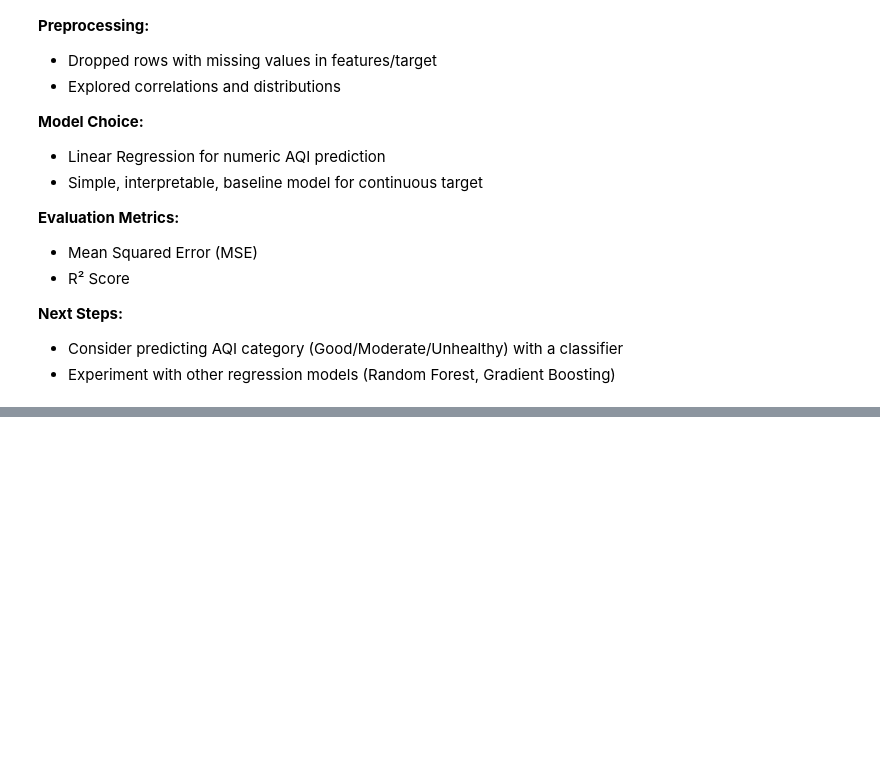
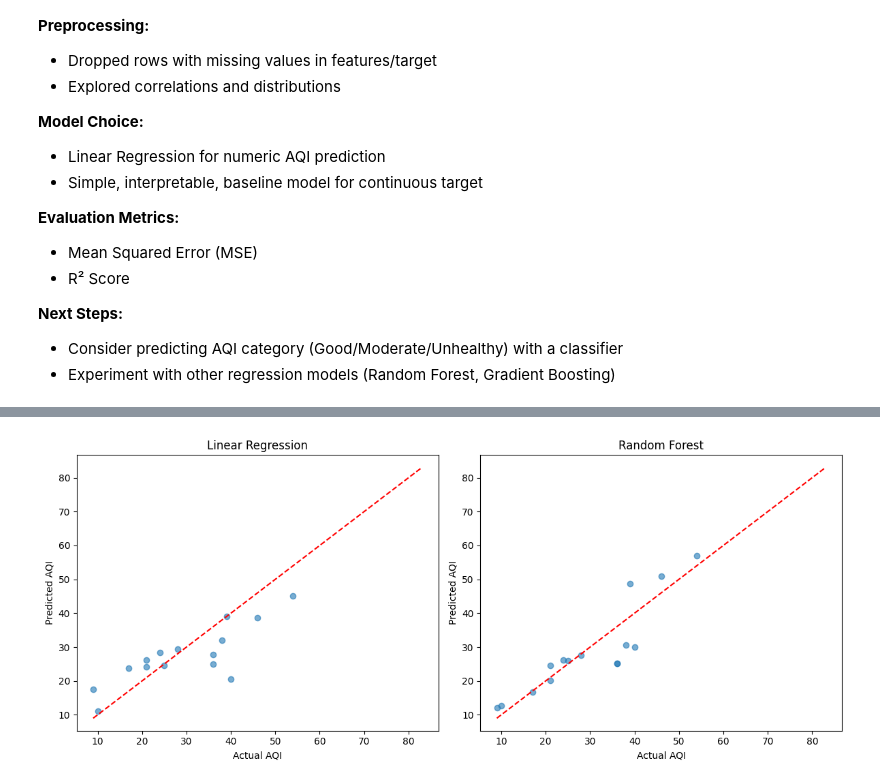
Before and after one commit to ZohaibAfzal295/air-quality-analysis, a Jupyter notebook: notebooks/first_model.ipynb, the cells around one changed output, grey strips where cells are left out. Drawn from its saved outputs; the diff is of its cells as text; code cells hidden in the pictures; blank space fills up the shorter version.

```diff
--- a/notebooks/first_model.ipynb
+++ b/notebooks/first_model.ipynb
@@ -167,0 +236,23 @@ plt.show()
+# %%
+plt.figure(figsize=(12,5))
+
+# Linear Regression
+plt.subplot(1,2,1)
+plt.scatter(y_test, y_pred, alpha=0.6)
+plt.plot([y.min(), y.max()], [y.min(), y.max()], 'r--')
+plt.title("Linear Regression")
+plt.xlabel("Actual AQI")
+plt.ylabel("Predicted AQI")
+
+# Random Forest
+plt.subplot(1,2,2)
+plt.scatter(y_test, rf_pred, alpha=0.6)
+plt.plot([y.min(), y.max()], [y.min(), y.max()], 'r--')
+plt.title("Random Forest")
+plt.xlabel("Actual AQI")
+plt.ylabel("Predicted AQI")
+
+plt.tight_layout()
+plt.show()
+# %% [output]
+[figure, added]
```
Also changed, not shown: parts of 10 cells of this notebook.
